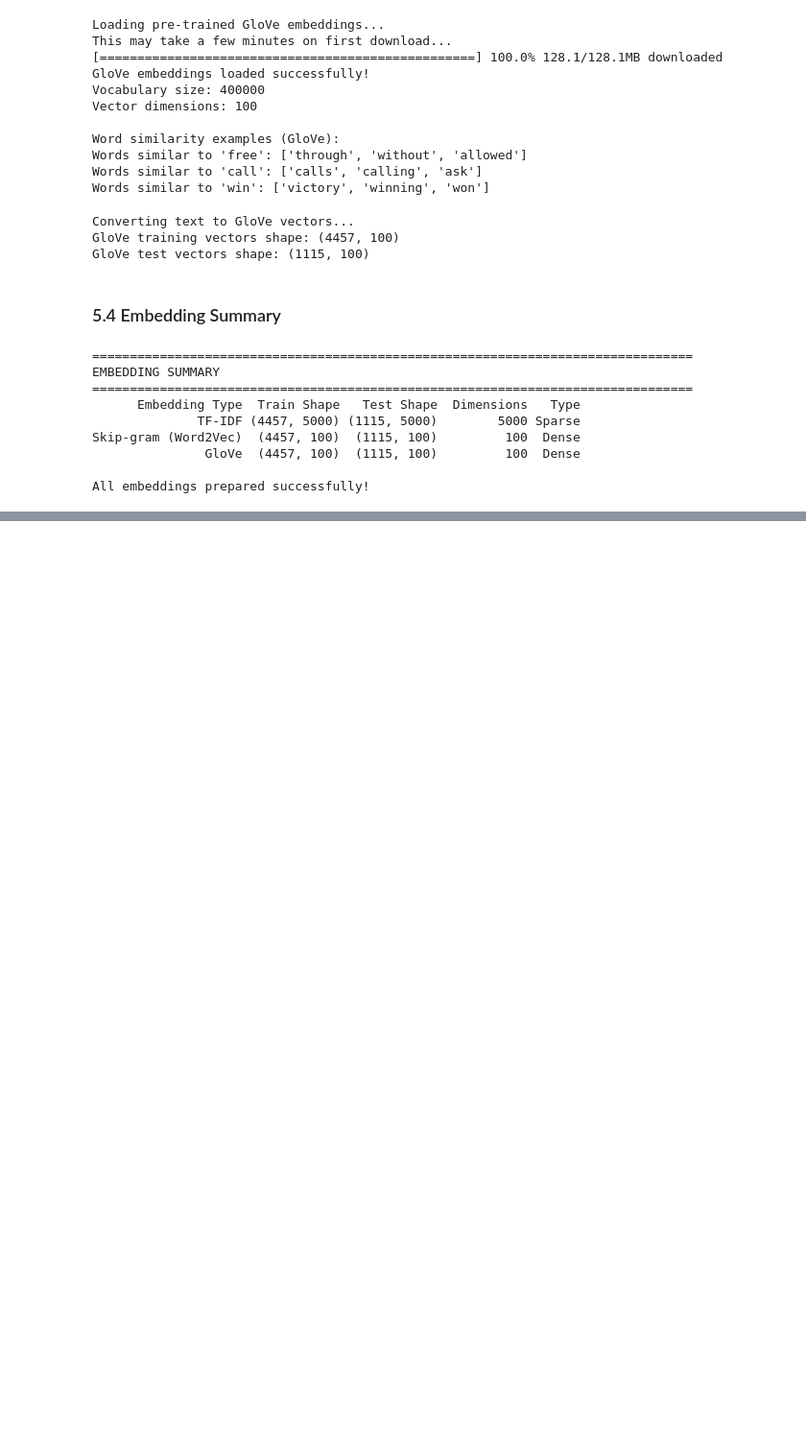
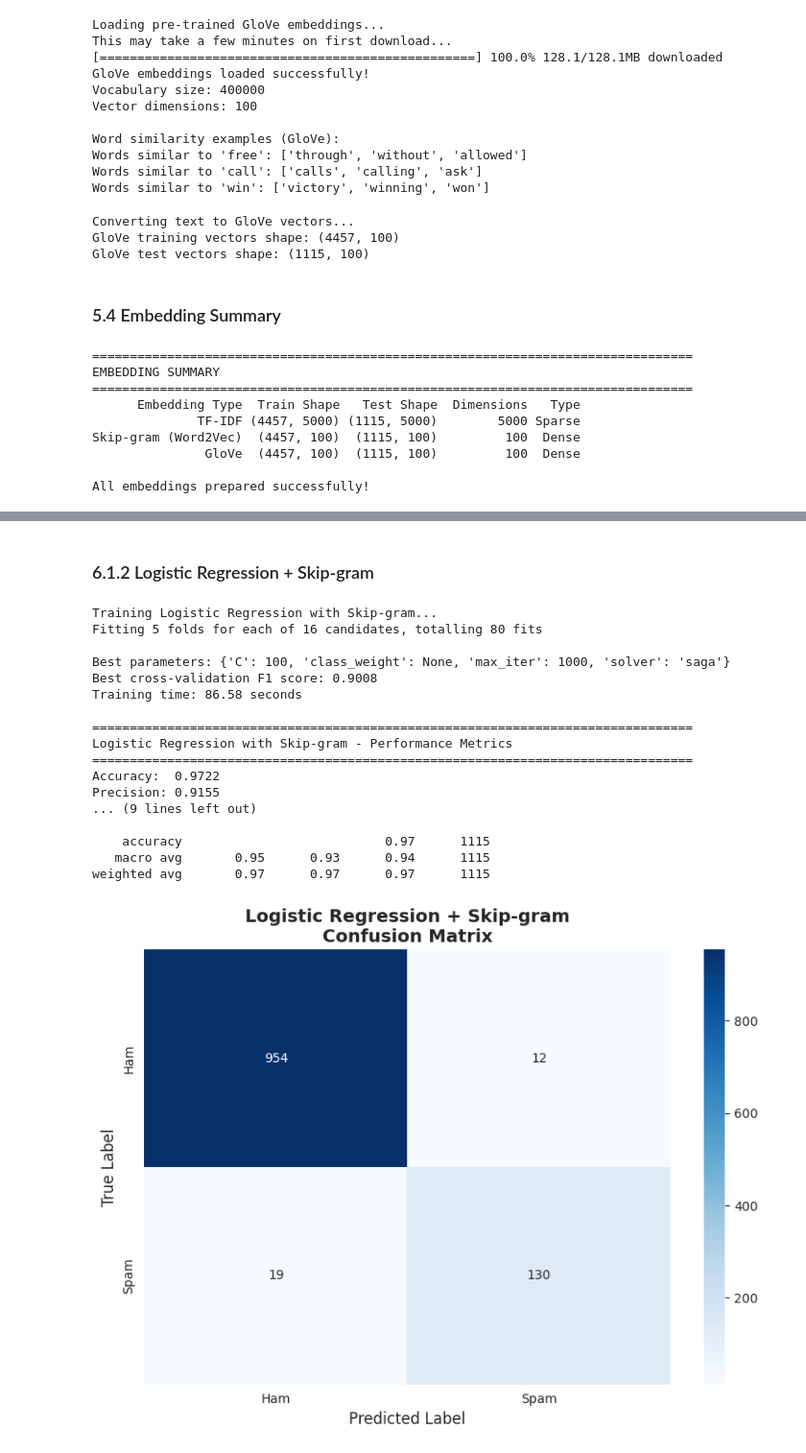
Before and after one commit to ernesteNtezirizaza/Group6-Text-Classification-Assignment, a Jupyter notebook: notebook/spam_classification_analysis.ipynb, the cells around one changed output, grey strips where cells are left out. Shown at 96% size. Saved outputs shown, nothing was run; the diff lists cells and outputs as text; code cells hidden in the pictures; blank space fills up the shorter version.

```diff
--- a/notebook/spam_classification_analysis.ipynb
+++ b/notebook/spam_classification_analysis.ipynb
@@ -882,0 +1023,60 @@ All embeddings prepared successfully!
+# %% [markdown]
+### 6.1.2 Logistic Regression + Skip-gram
+# %%
+# Logistic Regression with Skip-gram
+print("Training Logistic Regression with Skip-gram...")
+
+# Hyperparameter tuning
+param_grid_lr_skipgram = {
+    'C': [0.1, 1, 10, 100],
+    'solver': ['lbfgs', 'saga'],
+    'class_weight': ['balanced', None],
+    'max_iter': [1000]
+}
+
+lr_skipgram = LogisticRegression(random_state=42)
+grid_search_lr_skipgram = GridSearchCV(
+    lr_skipgram, param_grid_lr_skipgram, cv=5, scoring='f1', n_jobs=-1, verbose=1
+)
+
+start_time = time.time()
+grid_search_lr_skipgram.fit(X_train_skipgram, y_train)
+training_time_lr_skipgram = time.time() - start_time
+
+print(f"\nBest parameters: {grid_search_lr_skipgram.best_params_}")
+print(f"Best cross-validation F1 score: {grid_search_lr_skipgram.best_score_:.4f}")
+print(f"Training time: {training_time_lr_skipgram:.2f} seconds")
+
+# Best model
+best_lr_skipgram = grid_search_lr_skipgram.best_estimator_
+
+# Predictions
+y_pred_lr_skipgram = best_lr_skipgram.predict(X_test_skipgram)
+y_pred_proba_lr_skipgram = best_lr_skipgram.predict_proba(X_test_skipgram)[:, 1]
+
+# Evaluation
+results_lr_skipgram = evaluate_model(
+    y_test, y_pred_lr_skipgram, y_pred_proba_lr_skipgram,
+    'Logistic Regression', 'Skip-gram'
+)
+results_lr_skipgram['training_time'] = training_time_lr_skipgram
+results_lr_skipgram['best_params'] = grid_search_lr_skipgram.best_params_
+# %% [output]
+Training Logistic Regression with Skip-gram...
+Fitting 5 folds for each of 16 candidates, totalling 80 fits
+
+Best parameters: {'C': 100, 'class_weight': None, 'max_iter': 1000, 'solver': 'saga'}
+Best cross-validation F1 score: 0.9008
+Training time: 86.58 seconds
+
+================================================================================
+Logistic Regression with Skip-gram - Performance Metrics
+================================================================================
+Accuracy:  0.9722
+Precision: 0.9155
+... (9 lines left out)
+
+    accuracy                           0.97      1115
+   macro avg       0.95      0.93      0.94      1115
+weighted avg       0.97      0.97      0.97      1115
+[figure, added]
```
Also changed, not shown: parts of 52 cells of this notebook.
